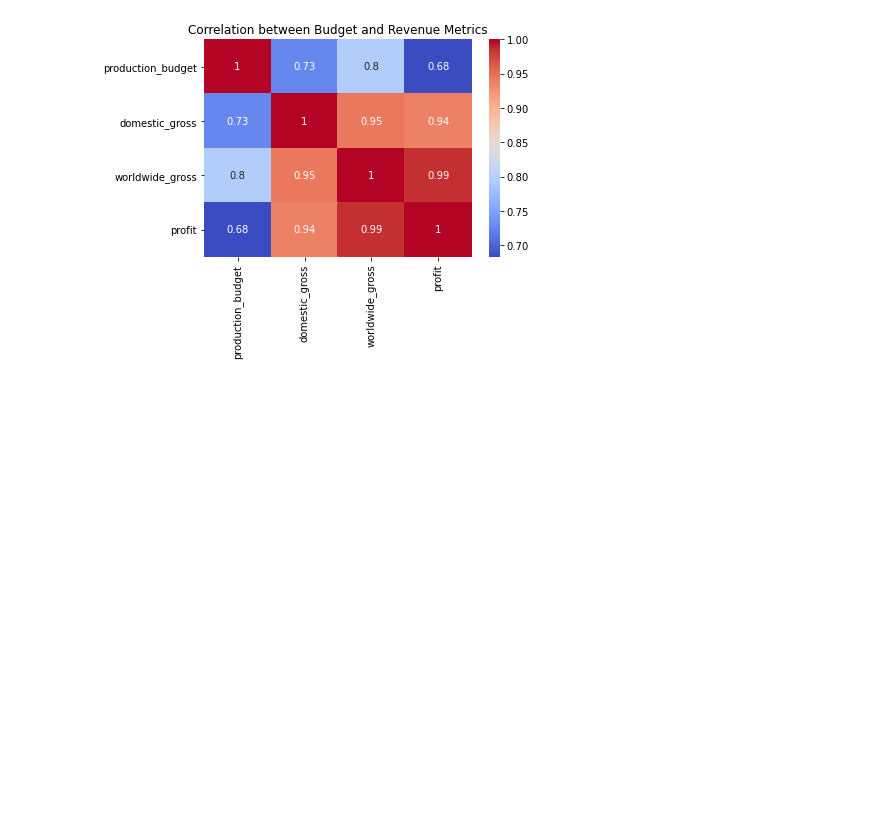
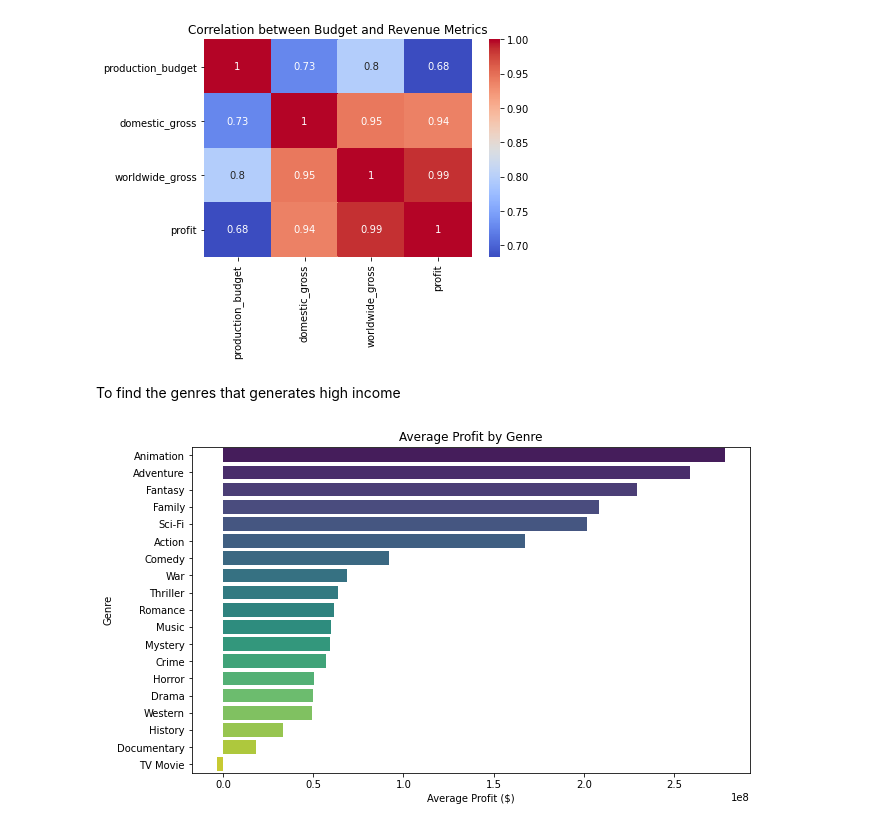
Before and after one commit to Graham-49/Phase2-project, a Jupyter notebook: notebooks/maureen.ipynb, the cells around one changed output. Drawn from its saved outputs; the diff is of its cells as text; code cells hidden in the pictures; blank space fills up the shorter version.

Commit message:
Changes on Visualization

```diff
--- a/notebooks/maureen.ipynb
+++ b/notebooks/maureen.ipynb
@@ -350,3 +350,15 @@ plt.title('Correlation between Budget and Revenue Metrics')
 plt.show()
 # %% [output]
 [figure]
+# %% [markdown]
+To find the genres that generates high income
+# %%
+# Plot the average profit by genre
+plt.figure(figsize=(10,6))
+sns.barplot(x=genre_profit.values, y=genre_profit.index, palette="viridis")
+plt.title('Average Profit by Genre')
+plt.xlabel('Average Profit ($)')
+plt.ylabel('Genre')
+plt.show()
+# %% [output]
+[figure, added]
```
Also changed, not shown: parts of 6 cells of this notebook.
